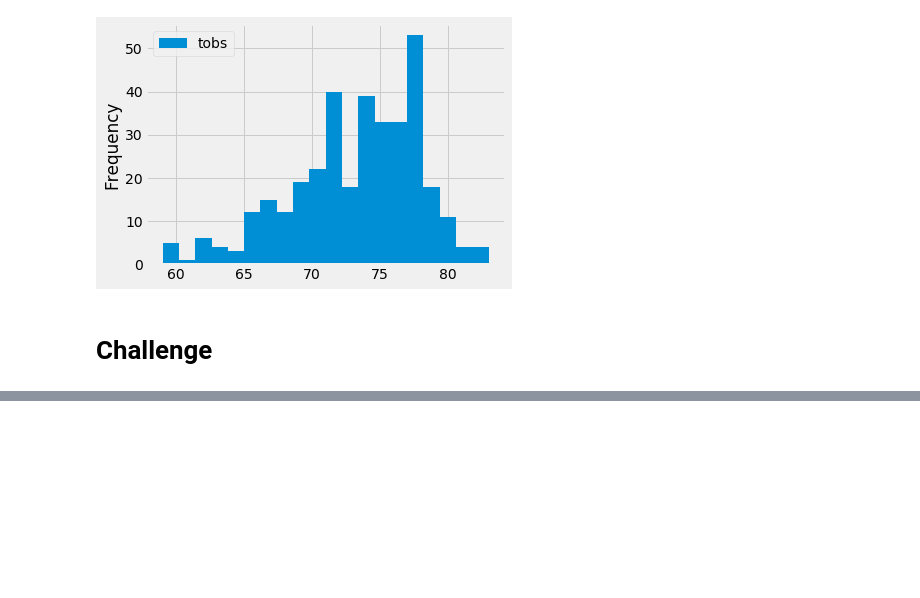
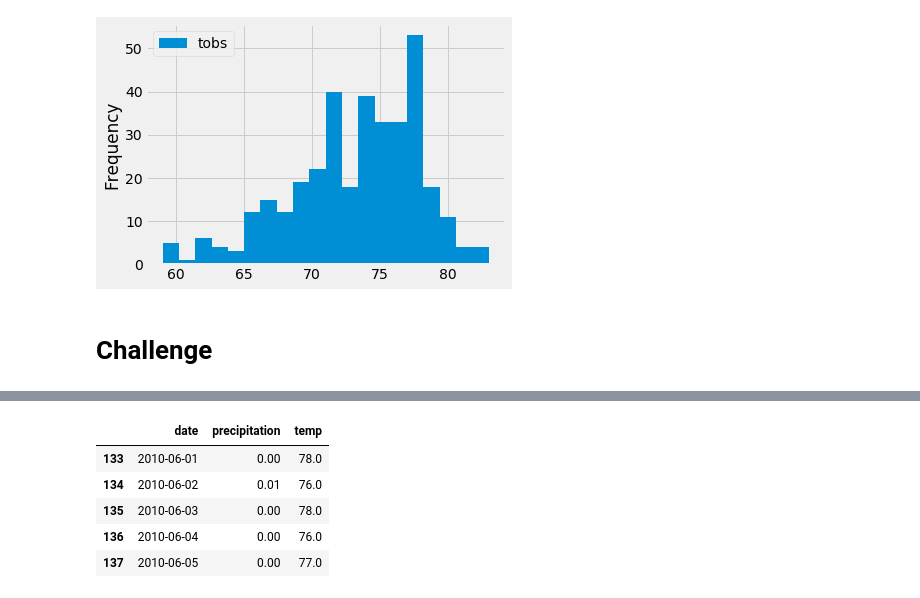
Before and after one commit to Travgreenfield/surfs_up, a Jupyter notebook: climate_analysis.ipynb, the cells around one changed output, grey strips where cells are left out. Saved outputs shown, nothing was run; the diff lists cells and outputs as text; code cells hidden in the pictures; blank space fills up the shorter version.

```diff
--- a/climate_analysis.ipynb
+++ b/climate_analysis.ipynb
@@ -190,0 +220,9 @@ plt.tight_layout()
+# %%
+June_df.head()
+# %% [output]
+|  | date | precipitation | temp |
+| 133 | 2010-06-01 | 0.00 | 78.0 |
+| 134 | 2010-06-02 | 0.01 | 76.0 |
+| 135 | 2010-06-03 | 0.00 | 78.0 |
+| 136 | 2010-06-04 | 0.00 | 76.0 |
+| 137 | 2010-06-05 | 0.00 | 77.0 |
```
Also changed, not shown: parts of 11 cells of this notebook.
